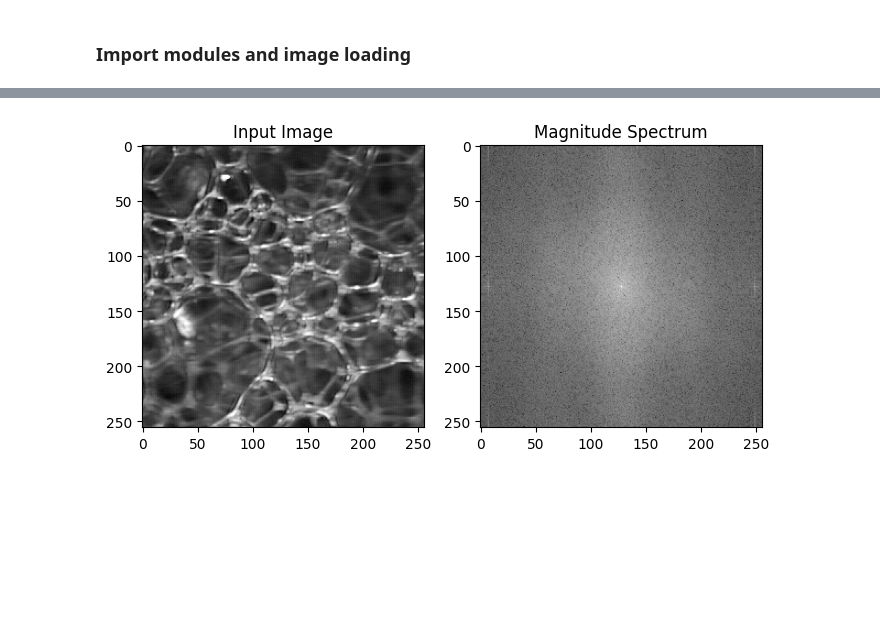
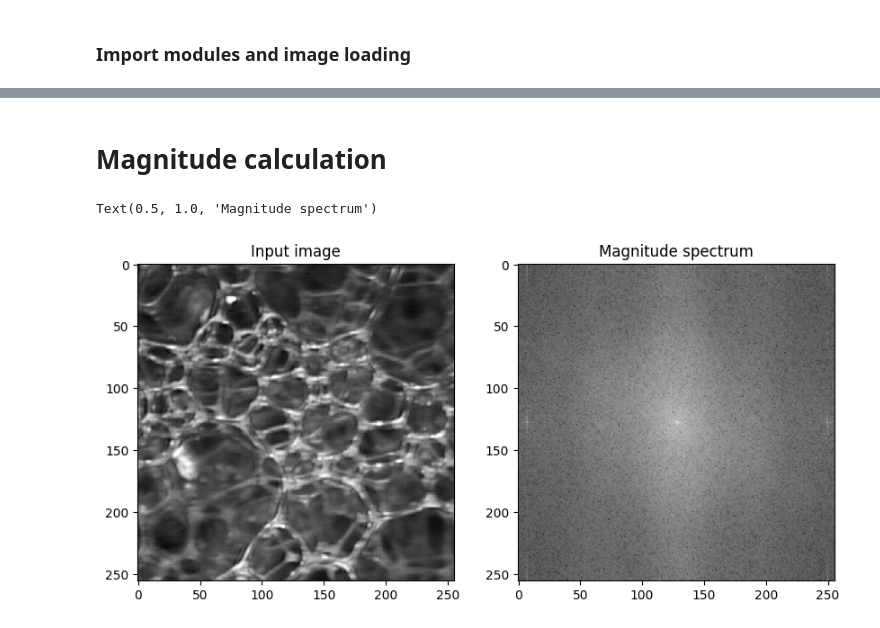
Before and after one commit to Pappol/blur_detection, a Jupyter notebook: project.ipynb, the cells around one changed output, grey strips where cells are left out. Drawn from its saved outputs; the diff is of its cells as text; code cells hidden in the pictures; blank space fills up the shorter version.

```diff
--- a/project.ipynb
+++ b/project.ipynb
@@ -20,17 +79,16 @@ image = cv2.imread(image_path, cv2.IMREAD_GRAYSCALE)
+# %% [markdown]
+# Magnitude calculation
 # %%
-# Compute the 2D DFT and return the magnitude spectrum
-ftt = np.fft.fft2(image)
-ftts = np.fft.fftshift(ftt)
-magnitude = 20 * np.log(np.abs(ftts))
+magnitude_spectrum = 20 * np.log(cv2.magnitude(np.real(ftts), np.imag(ftts)))
 
-# print the image and the magnitude spectrum
-plt.figure(figsize=(8, 8))
-plt.subplot(121),
+# plot real and imaginary parts of the image
+plt.figure(figsize=(10, 5))
+plt.subplot(121)
 plt.imshow(image, cmap='gray')
-plt.title('Input Image')
-plt.subplot(122),
-plt.imshow(magnitude, cmap='gray')
-plt.title('Magnitude Spectrum')
-plt.show()
+plt.title('Input image')
+plt.subplot(122)
+plt.imshow(magnitude_spectrum, cmap='gray')
+plt.title('Magnitude spectrum')
 # %% [output]
+Text(0.5, 1.0, 'Magnitude spectrum')
-[figure, old version]
+[figure, new version]
```
Also changed, not shown: parts of 6 cells of this notebook.
